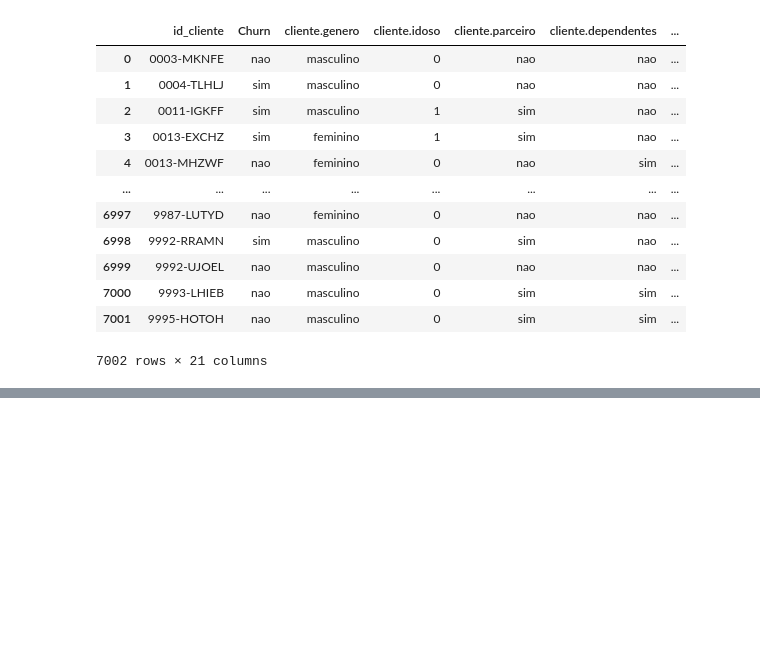
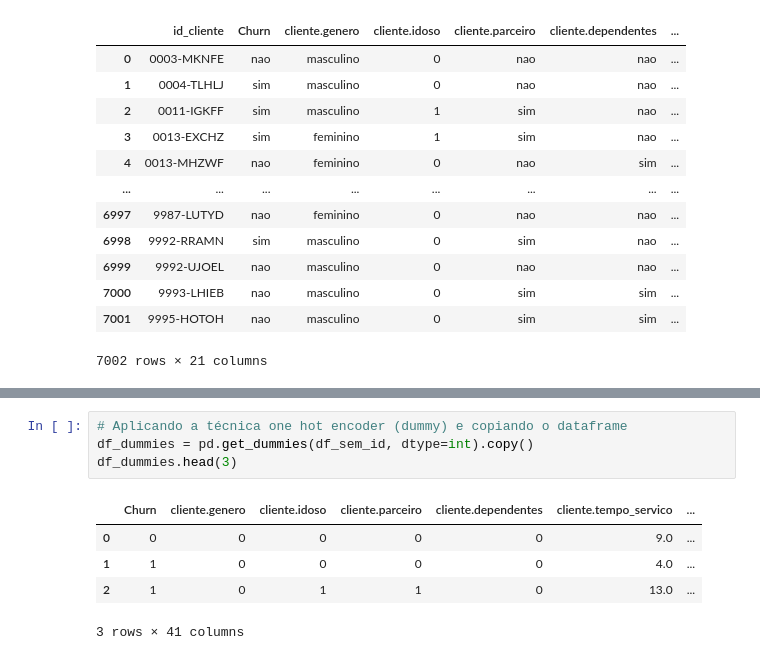
Before and after one commit to Matheus-Pombeiro/data_cleaning_processing, a Jupyter notebook: data_cleaning_processing.ipynb, the cells around one changed output, grey strips where cells are left out. Saved outputs shown, nothing was run; the diff lists cells and outputs as text; blank space fills up the shorter version.

```diff
--- a/data_cleaning_processing.ipynb
+++ b/data_cleaning_processing.ipynb
@@ -660,0 +734,10 @@ df_sem_out
+# %%
+# Aplicando a técnica one hot encoder (dummy) e copiando o dataframe
+df_dummies = pd.get_dummies(df_sem_id, dtype=int).copy()
+df_dummies.head(3)
+# %% [output]
+|  | Churn | cliente.genero | cliente.idoso | cliente.parceiro | cliente.dependentes | cliente.tempo_servico | ... |
+| 0 | 0 | 0 | 0 | 0 | 0 | 9.0 | ... |
+| 1 | 1 | 0 | 0 | 0 | 0 | 4.0 | ... |
+| 2 | 1 | 0 | 1 | 1 | 0 | 13.0 | ... |
+3 rows × 41 columns
```
Also changed, not shown: parts of 8 cells of this notebook.
